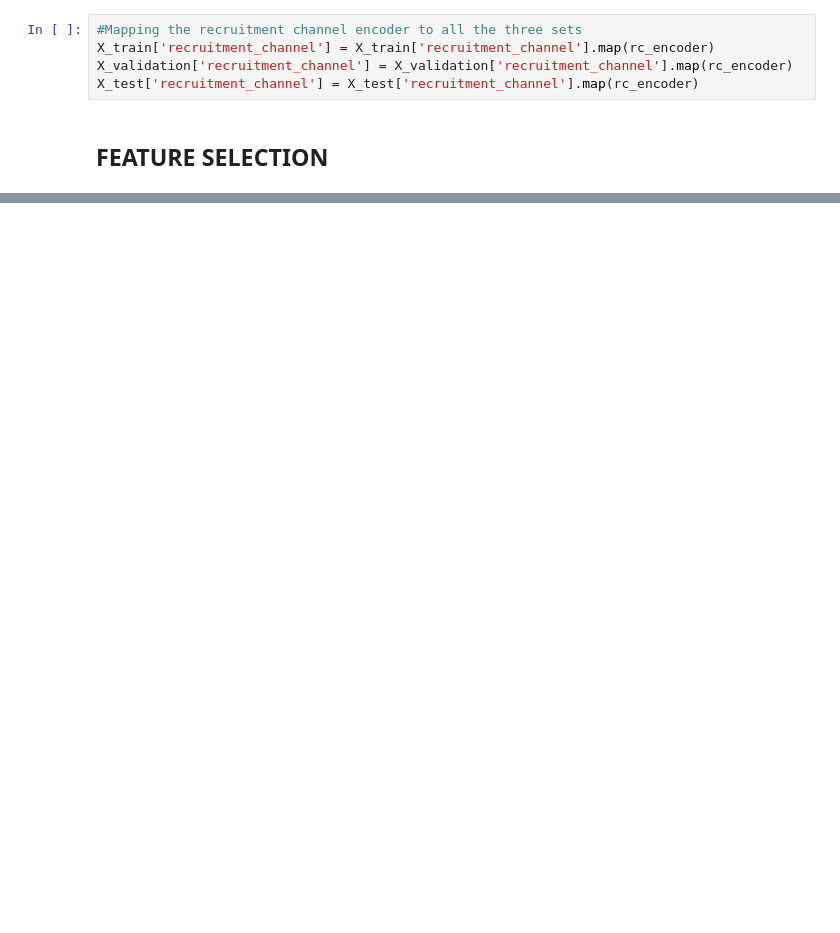
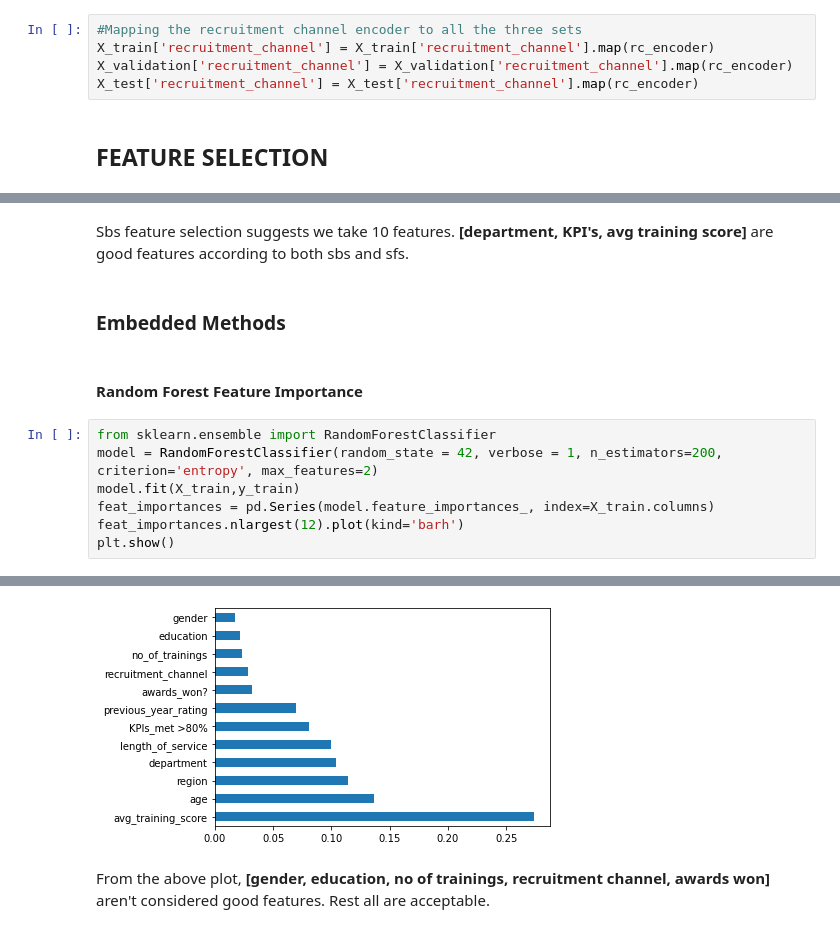
Before and after one commit to AyushBajpayee/HR-ANALYTICS, a Jupyter notebook: HR_ANALYTICS.ipynb, the cells around one changed output, grey strips where cells are left out. Drawn from its saved outputs; the diff is of its cells as text; blank space fills up the shorter version.

```diff
--- a/HR_ANALYTICS.ipynb
+++ b/HR_ANALYTICS.ipynb
@@ -670,0 +517,14 @@ X_test['recruitment_channel'] = X_test['recruitment_channel'].map(rc_encoder)
+# %% [markdown]
+Sbs feature selection suggests we take 10 features. **[department, KPI's, avg training score]** are good features according to both sbs and sfs.
+# %% [markdown]
+### Embedded Methods
+# %% [markdown]
+#### Random Forest Feature Importance
+# %%
+from sklearn.ensemble import RandomForestClassifier
+model = RandomForestClassifier(random_state = 42, verbose = 1, n_estimators=200, criterion='entropy', max_features=2)
+model.fit(X_train,y_train)
+feat_importances = pd.Series(model.feature_importances_, index=X_train.columns)
+feat_importances.nlargest(12).plot(kind='barh')
+plt.show()
+# %% [output]
@@ -670,0 +533,3 @@ X_test['recruitment_channel'] = X_test['recruitment_channel'].map(rc_encoder)
+[figure, added]
+# %% [markdown]
+From the above plot, **[gender, education, no of trainings, recruitment channel, awards won]** aren't considered good features. Rest all are acceptable.
```
Also changed, not shown: parts of 90 cells of this notebook.
